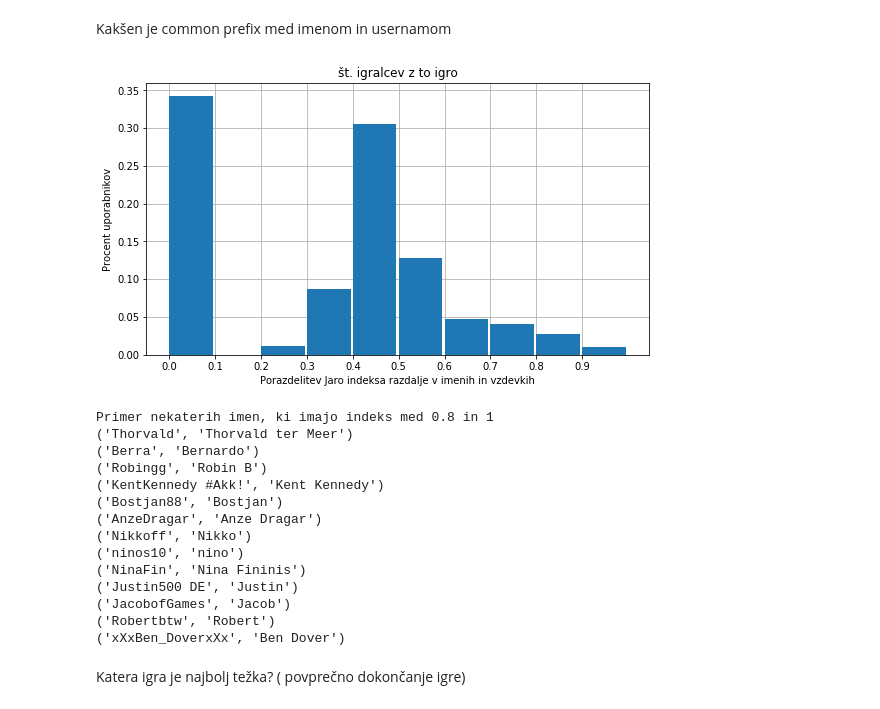
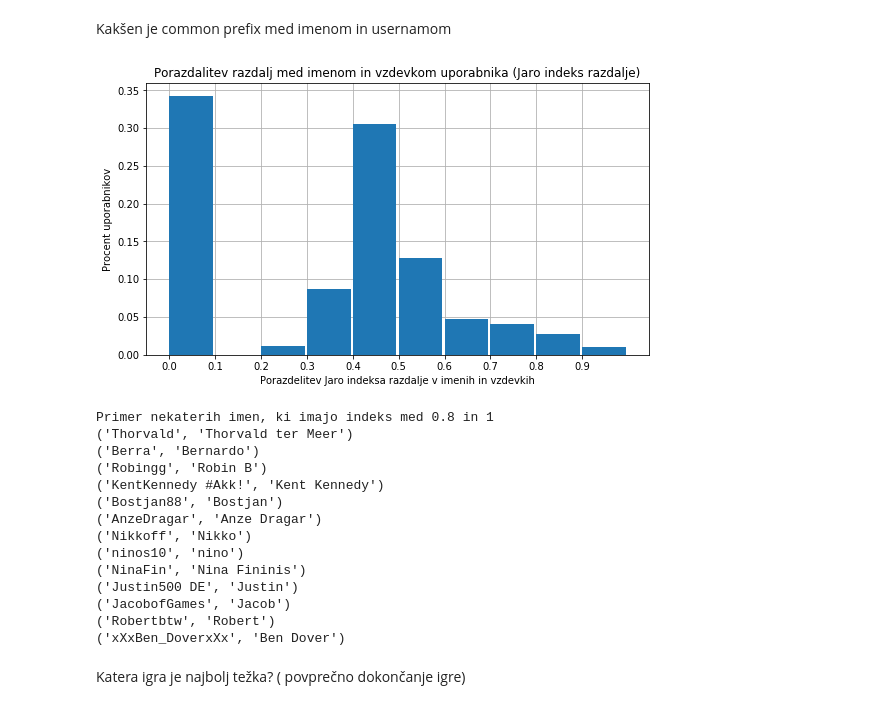
Before and after one commit to tstrus97/PR18TJA, a Jupyter notebook: Steam Project - masterTomaz.ipynb, the cells around one changed output. Drawn from its saved outputs; the diff is of its cells as text; code cells hidden in the pictures.

Commit message:
updated plots
plots

```diff
--- a/Steam Project - masterTomaz.ipynb
+++ b/Steam Project - masterTomaz.ipynb
@@ -173,36 +173,36 @@ import jellyfish
     return s1
 '''
 import math
 playerNamesSimilarity=[]
 sameNames=[]
 nameTabs=[0 for x in range(10)]
 for pid in player_summaries:
     if('name' in player_summaries[pid] and 'rn' in player_summaries[pid]):
         a=jellyfish.jaro_distance(player_summaries[pid]['name'],player_summaries[pid]['rn'])
         playerNamesSimilarity.append(a)
         if(a<0.99 and a>0.8):
             sameNames.append((player_summaries[pid]['name'],player_summaries[pid]['rn']))
         nameTabs[math.floor(a*10)%10]+=1
 j=sum(nameTabs)
 for i in range(len(nameTabs)):
     nameTabs[i]=nameTabs[i]/j
 
 plt.figure(figsize=(9,5))
 labels=['0.0','0.1','0.2','0.3','0.4','0.5','0.6','0.7','0.8','0.9']
 
 plt.grid(zorder=0)
 plt.bar(labels,nameTabs, width=0.95, align='edge', alpha=1, zorder=3)
 plt.xlabel("Porazdelitev Jaro indeksa razdalje v imenih in vzdevkih")
-plt.title('št. igralcev z to igro')
+plt.title('Porazdalitev razdalj med imenom in vzdevkom uporabnika (Jaro indeks razdalje)')
 plt.ylabel("Procent uporabnikov")
-plt.savefig("assets/nameDistribution.png", dpi=200)
+plt.savefig("assets/nameDistribution.png", dpi=200,bbox_inches="tight")
 plt.show()
 print("Primer nekaterih imen, ki imajo indeks med 0.8 in 1")
 selectedNames=[9,13,26,34,45,136,163,169,172,1251,1252,2010,2059]
 for i in selectedNames:
     print(sameNames[i])
 # %% [output]
-[figure, old version]
+[figure, new version]
 Primer nekaterih imen, ki imajo indeks med 0.8 in 1
 ('Thorvald', 'Thorvald ter Meer')
 ('Berra', 'Bernardo')
```
Also changed, not shown: parts of 5 cells of this notebook, 7 other files.
